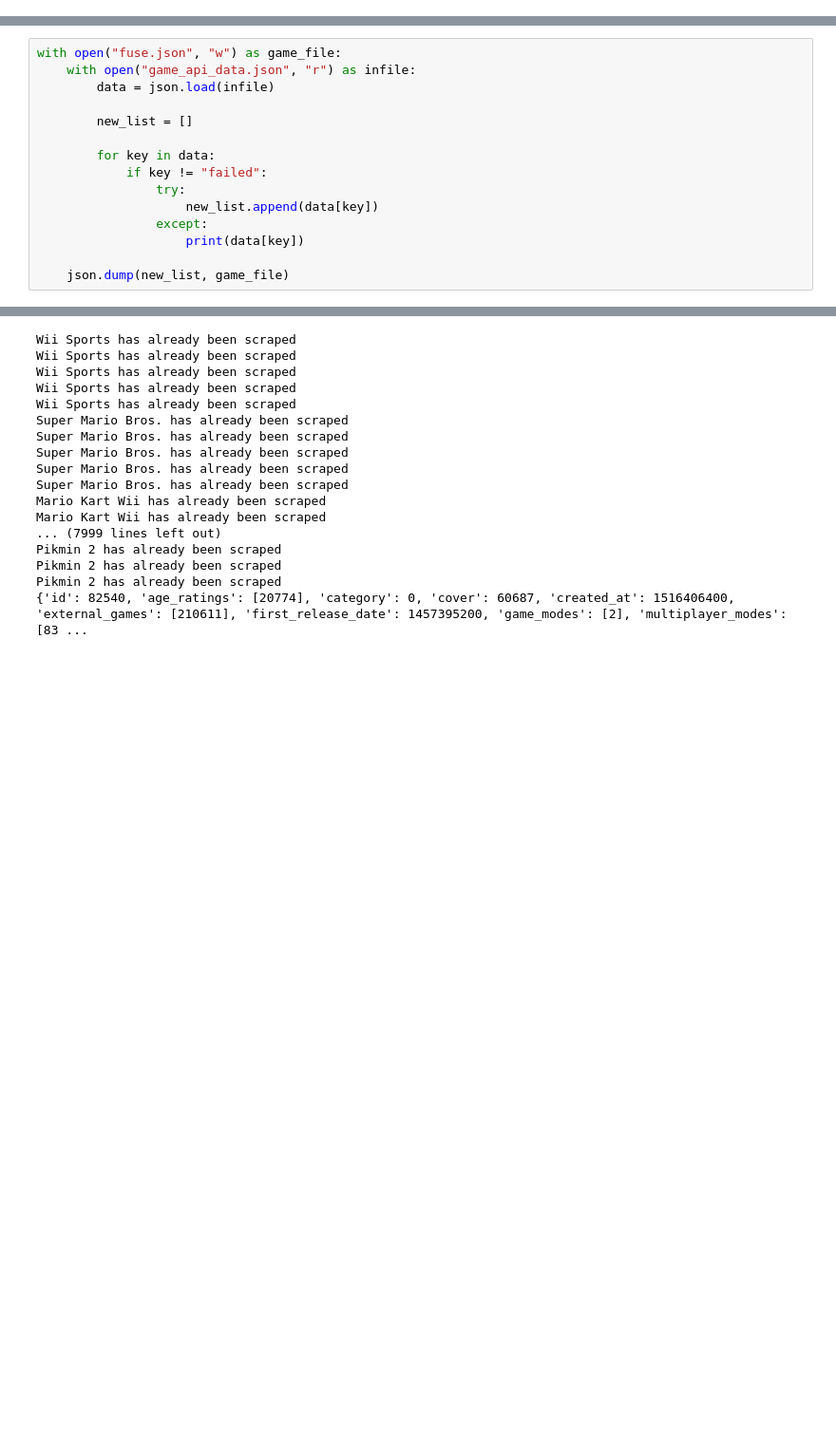
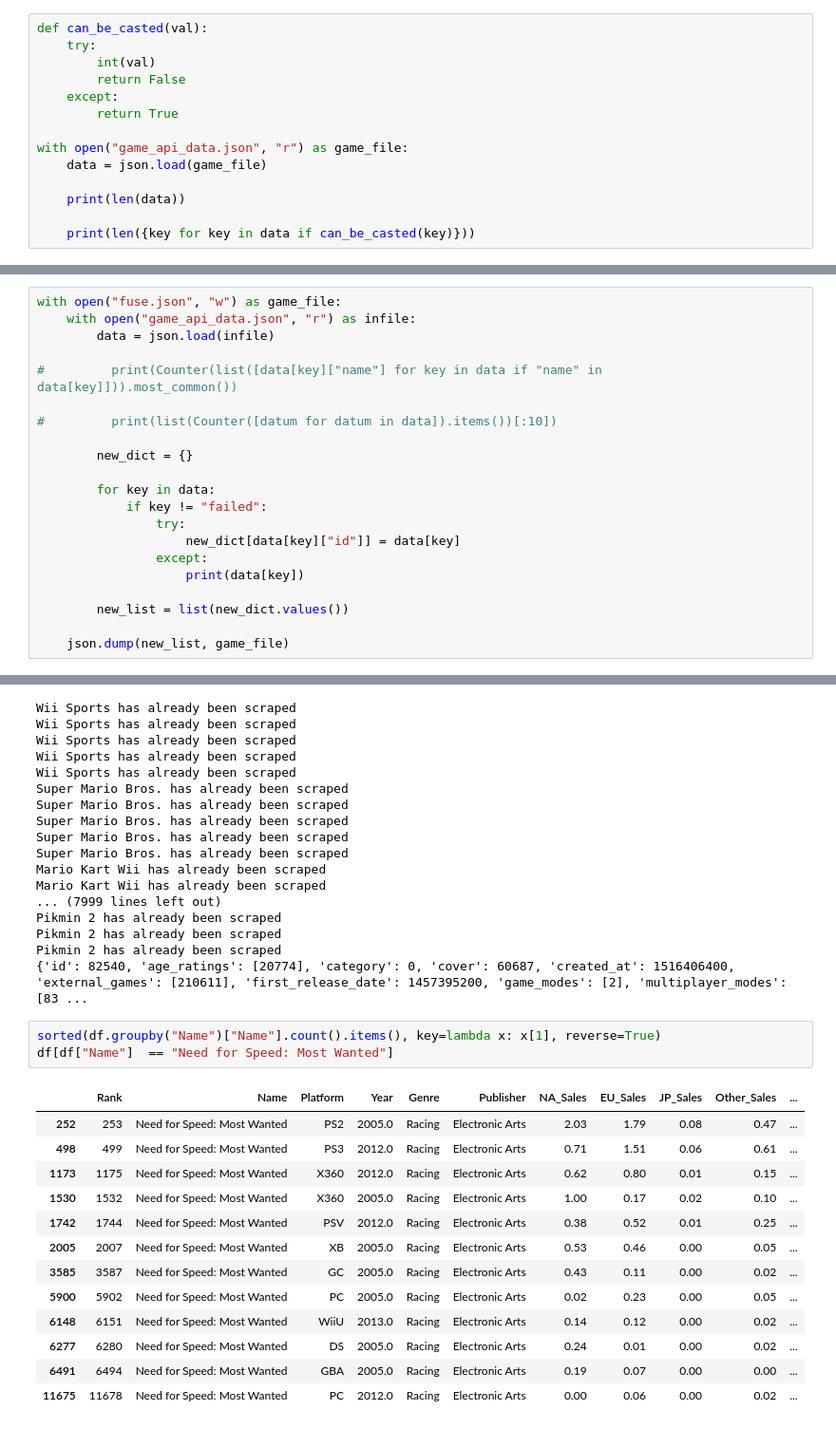
Before and after one commit to brodyzt/3300-P2, a Jupyter notebook: API Scrape.ipynb, the cells around one changed output, grey strips where cells are left out. Shown at 95% size. Drawn from its saved outputs; the diff is of its cells as text; blank space fills up the shorter version.

```diff
--- a/API Scrape.ipynb
+++ b/API Scrape.ipynb
@@ -91,3 +91,17 @@ Tetris has already been scraped
 Ben 10 Ultimate Alien: Cosmic Destruction has already been scraped
 71.63% done
 Re
+# %%
+def can_be_casted(val):
+    try:
+        int(val)
+        return False
+    except:
+        return True
+
+with open("game_api_data.json", "r") as game_file:
+    data = json.load(game_file)
+
+    print(len(data))
+
+    print(len({key for key in data if can_be_casted(key)}))
@@ -100,15 +117,21 @@ with open("fuse.json", "w") as game_file:
     with open("game_api_data.json", "r") as infile:
         data = json.load(infile)
 
-        new_list = []
+#         print(Counter(list([data[key]["name"] for key in data if "name" in data[key]])).most_common())
+
+#         print(list(Counter([datum for datum in data]).items())[:10])
+
+        new_dict = {}
 
         for key in data:
             if key != "failed":
                 try:
-                    new_list.append(data[key])
+                    new_dict[data[key]["id"]] = data[key]
                 except:
                     print(data[key])
 
+        new_list = list(new_dict.values())
+
     json.dump(new_list, game_file)
 # %%
 with open("id_to_data.json", "w") as game_file:
@@ -250,3 +273,20 @@ Pikmin 2 has already been scraped
 Pikmin 2 has already been scraped
 Pikmin 2 has already been scraped
 {'id': 82540, 'age_ratings': [20774], 'category': 0, 'cover': 60687, 'created_at': 1516406400, 'external_games': [210611], 'first_release_date': 1457395200, 'game_modes': [2], 'multiplayer_modes': [83 ...
+# %%
+sorted(df.groupby("Name")["Name"].count().items(), key=lambda x: x[1], reverse=True)
+df[df["Name"]  == "Need for Speed: Most Wanted"]
+# %% [output]
+|  | Rank | Name | Platform | Year | Genre | Publisher | NA_Sales | EU_Sales | JP_Sales | Other_Sales | ... |
+| 252 | 253 | Need for Speed: Most Wanted | PS2 | 2005.0 | Racing | Electronic Arts | 2.03 | 1.79 | 0.08 | 0.47 | ... |
+| 498 | 499 | Need for Speed: Most Wanted | PS3 | 2012.0 | Racing | Electronic Arts | 0.71 | 1.51 | 0.06 | 0.61 | ... |
+| 1173 | 1175 | Need for Speed: Most Wanted | X360 | 2012.0 | Racing | Electronic Arts | 0.62 | 0.80 | 0.01 | 0.15 | ... |
+| 1530 | 1532 | Need for Speed: Most Wanted | X360 | 2005.0 | Racing | Electronic Arts | 1.00 | 0.17 | 0.02 | 0.10 | ... |
+| 1742 | 1744 | Need for Speed: Most Wanted | PSV | 2012.0 | Racing | Electronic Arts | 0.38 | 0.52 | 0.01 | 0.25 | ... |
+| 2005 | 2007 | Need for Speed: Most Wanted | XB | 2005.0 | Racing | Electronic Arts | 0.53 | 0.46 | 0.00 | 0.05 | ... |
+| 3585 | 3587 | Need for Speed: Most Wanted | GC | 2005.0 | Racing | Electronic Arts | 0.43 | 0.11 | 0.00 | 0.02 | ... |
+| 5900 | 5902 | Need for Speed: Most Wanted | PC | 2005.0 | Racing | Electronic Arts | 0.02 | 0.23 | 0.00 | 0.05 | ... |
+| 6148 | 6151 | Need for Speed: Most Wanted | WiiU | 2013.0 | Racing | Electronic Arts | 0.14 | 0.12 | 0.00 | 0.02 | ... |
+| 6277 | 6280 | Need for Speed: Most Wanted | DS | 2005.0 | Racing | Electronic Arts | 0.24 | 0.01 | 0.00 | 0.02 | ... |
+| 6491 | 6494 | Need for Speed: Most Wanted | GBA | 2005.0 | Racing | Electronic Arts | 0.19 | 0.07 | 0.00 | 0.00 | ... |
+| 11675 | 11678 | Need for Speed: Most Wanted | PC | 2012.0 | Racing | Electronic Arts | 0.00 | 0.06 | 0.00 | 0.02 | ... |
```
Also changed, not shown: parts of 1 cell of this notebook, 9 other files.
